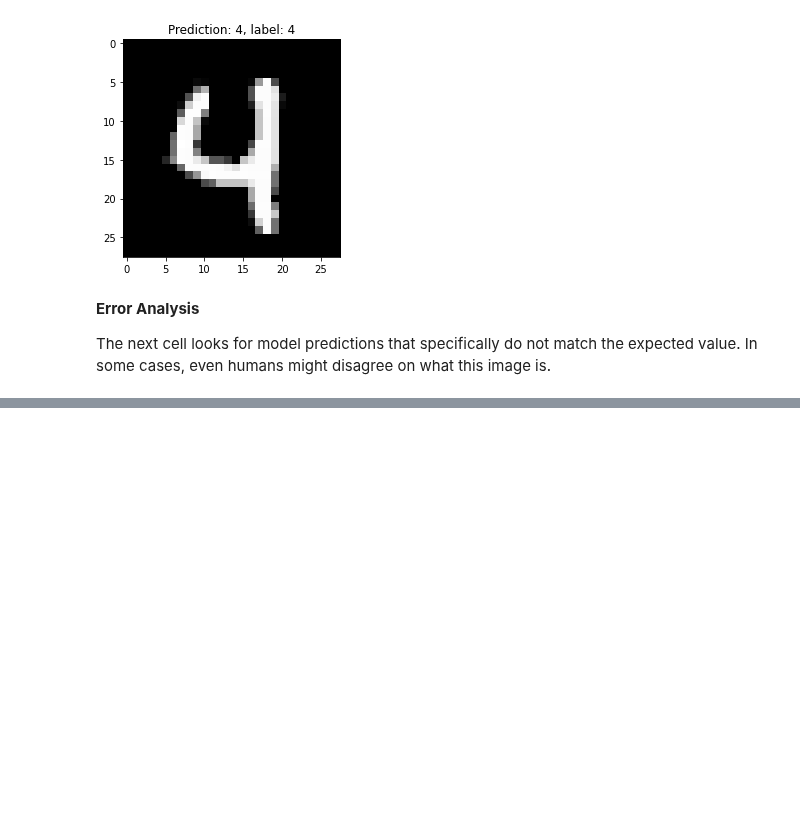
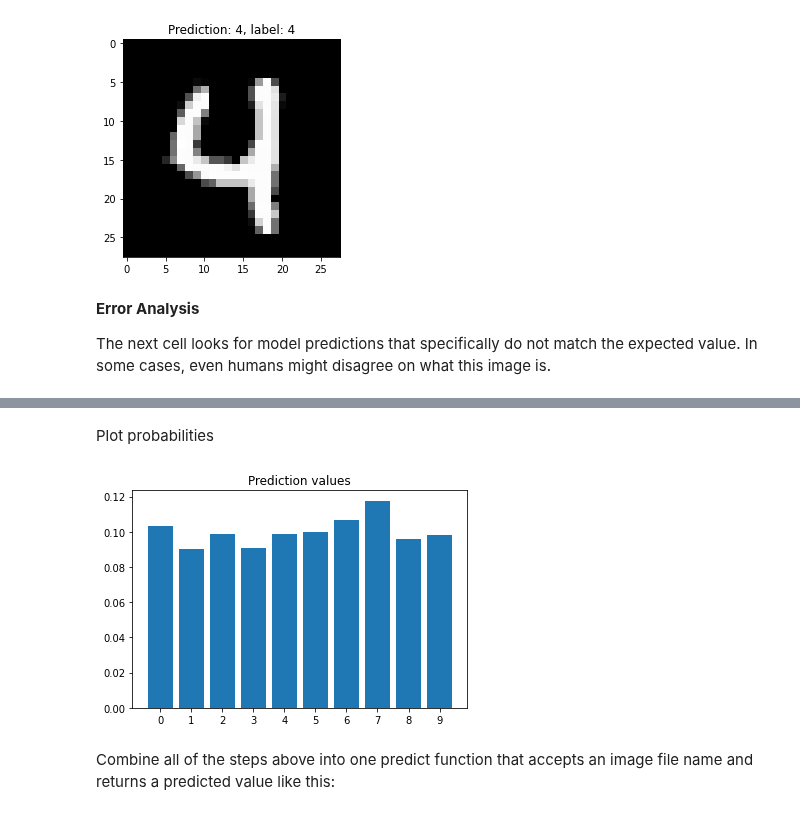
Before and after one commit to brotheramin/MachineLearning, a Jupyter notebook: MNIST_CNN_Training.ipynb, the cells around one changed output, grey strips where cells are left out. Drawn from its saved outputs; the diff is of its cells as text; code cells hidden in the pictures; blank space fills up the shorter version.

```diff
--- a/MNIST_CNN_Training.ipynb
+++ b/MNIST_CNN_Training.ipynb
@@ -217,0 +257,14 @@ plt.show()
+# %%
+predictions = model.predict(batch)
+most_likely = predictions.argmax(1)
+most_likely
+# %% [markdown]
+Plot probabilities
+# %%
+plt.bar(range(10), predictions[0], tick_label=range(10))
+plt.title('Prediction values')
+plt.show()
+# %% [output]
+[figure, added]
+# %% [markdown]
+Combine all of the steps above into one predict function that accepts an image file name and returns a predicted value like this:
```
Also changed, not shown: parts of 15 cells of this notebook.
